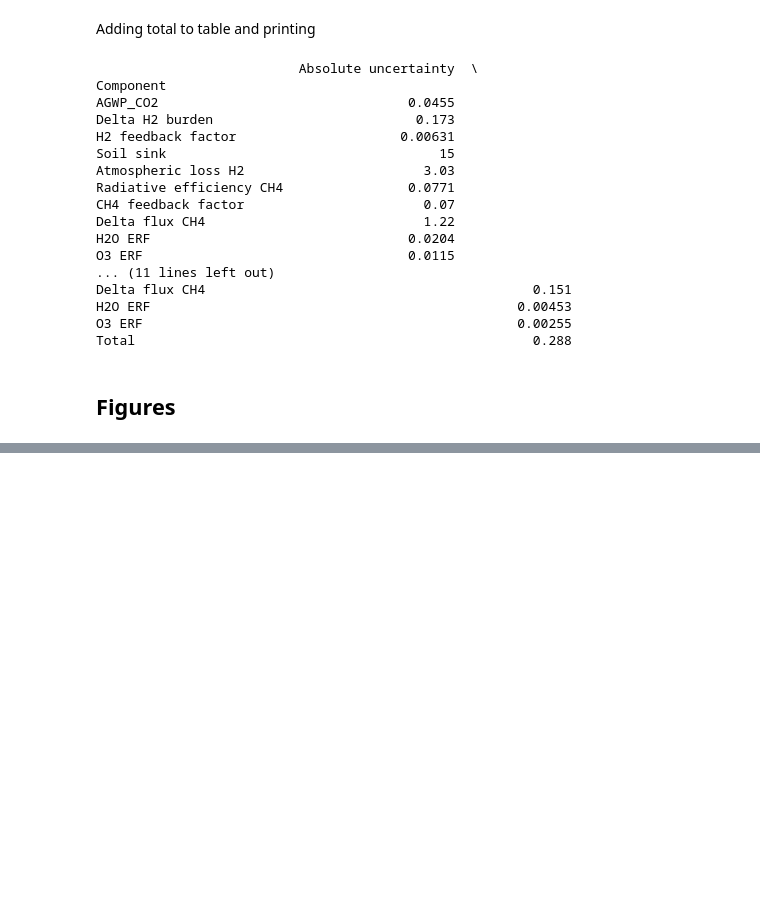
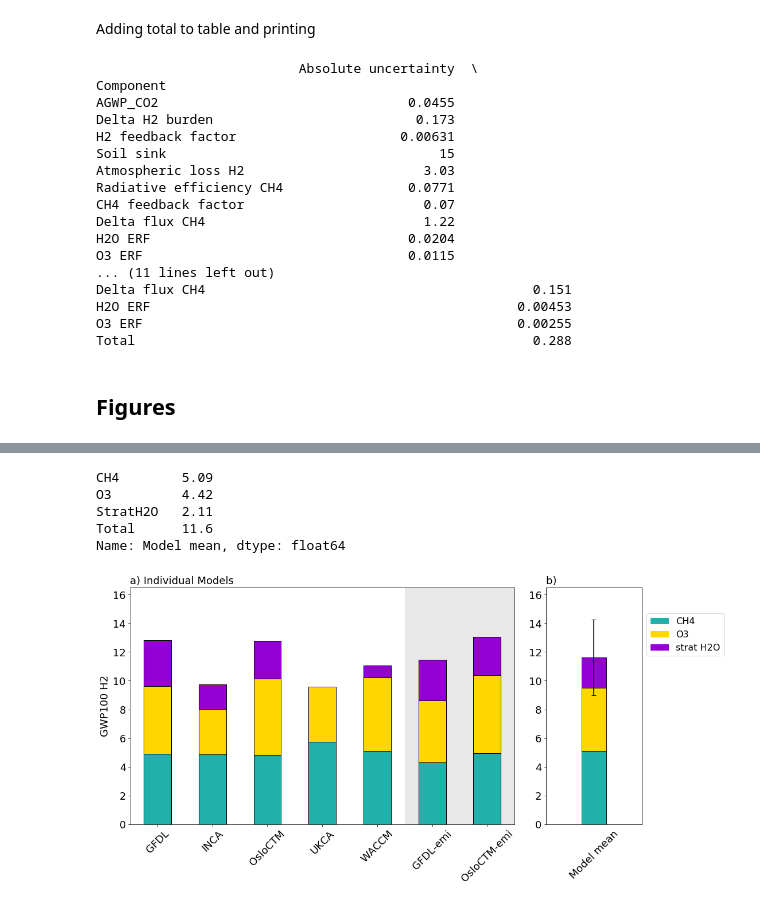
Before and after one commit to ciceroOslo/Hydrogen_GWP, a Jupyter notebook: GWP_different_time_horizons.ipynb, the cells around one changed output, grey strips where cells are left out. Drawn from its saved outputs; the diff is of its cells as text; code cells hidden in the pictures; blank space fills up the shorter version.

```diff
--- a/GWP_different_time_horizons.ipynb
+++ b/GWP_different_time_horizons.ipynb
@@ -577,0 +453,7 @@ Name: Model mean, dtype: float64
+# %%
+#Possibility to plot other time horizons
+df_gwp_plot = df_table_gwp_100_out
+gwptext = 'GWP100'
+sigma_plot = sigma
+ylim_gwp = 16.5
+df_gwp_plot
@@ -577,0 +470,62 @@ Name: Model mean, dtype: float64
+# %%
+fig, axs = plt.subplots(nrows=1,ncols=1,squeeze=True,figsize=(15,8),sharey=True)
+
+gs = gridspec.GridSpec(1, 2, width_ratios=[4, 1])
+axs = plt.subplot(gs[0])
+
+
+df_gwp_plot.drop('Model mean').drop('Total', axis=1).plot.bar(stacked=True,
+                        color=[CH4_color,O3_color, H2O_color],
+                        edgecolor='black',
+                        ax=axs,
+                        legend = False)
+
+
+axs.axvspan(4.5, 7, alpha=0.5, color='lightgray',zorder=-10)
+axs.set_title('a) Individual Models',loc='left')
+
+axs.set_ylabel(gwptext +' H2')
+
+plt.ylim((0,ylim_gwp))
+plt.xticks(rotation = 45)
+
+
+axs = plt.subplot(gs[1])
+x = ['', 'Model mean', ' ']
+y1 = [0,df_gwp_plot['CH4']['Model mean'],0]
+y2 = [0,df_gwp_plot['O3']['Model mean'],0]
+helpy = [0,df_gwp_plot['CH4']['Model mean']+df_gwp_plot['O3']['Model mean'],0]
+y3 = [0,df_gwp_plot['StratH2O']['Model mean'],0]
+print(df_gwp_plot.loc['Model mean'])
+plt.bar(x, y1,color=CH4_color, width = 0.8, edgecolor='black', )
+plt.bar(x, y2,color=O3_color, bottom = y1, width = 0.8, edgecolor='black')
+plt.bar(x, y3,color=H2O_color, bottom = helpy, width = 0.8, edgecolor='black')
+
+
+plt.errorbar(1, df_gwp_plot.loc['Model mean'].loc['Total'], yerr=sigma_plot, color='black',capsize=4)
+
+plt.ylim((0,ylim_gwp))
+plt.tick_params(
+    axis='x',          # changes apply to the x-axis
+    which='both',      # both major and minor ticks are affected
+    bottom=False,      # ticks along the bottom edge are off
+    top=False,         # ticks along the top edge are off
+    labelbottom=True)
+
+# Shrink current axis by 20%
+box = axs.get_position()
+axs.set_position([box.x0, box.y0, box.width * 0.7, box.height])
+
+# Put a legend to the right of the current axis
+axs.legend(loc='center left', bbox_to_anchor=(1, 0.8),handles = [CH4_legend, O3_legend,  H2O_legend])
+axs.set_title('b) ',loc='left')
+plt.xticks(rotation = 45)
+plt.tight_layout()
+plt.savefig('output/Hydrogen_'+gwptext+'.png', transparent=True)
+# %% [output]
+CH4        5.09
+O3         4.42
+StratH2O   2.11
+Total      11.6
+Name: Model mean, dtype: float64
+[figure, added]
```
Also changed, not shown: parts of 10 cells of this notebook, 7 other files.
